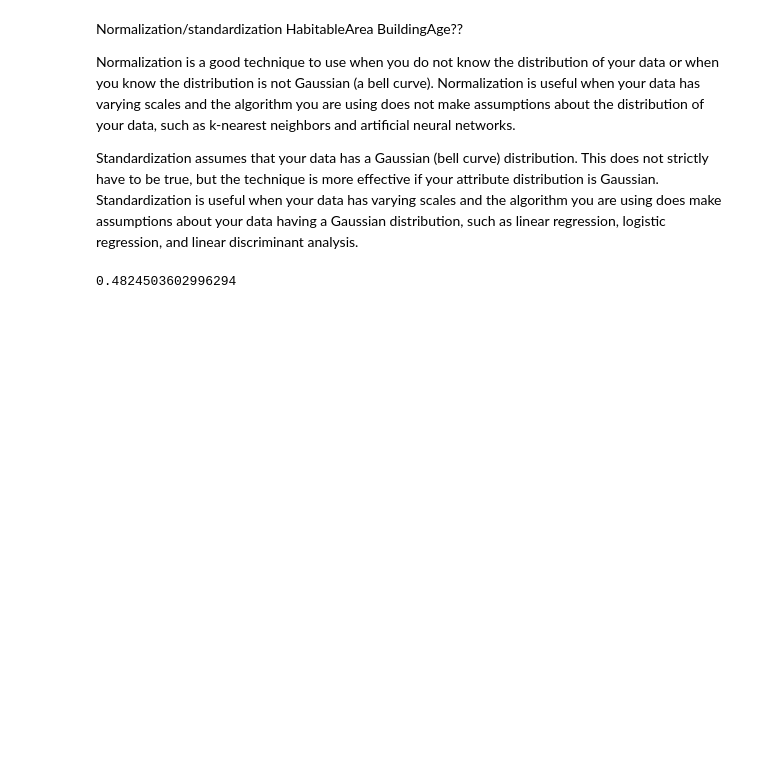
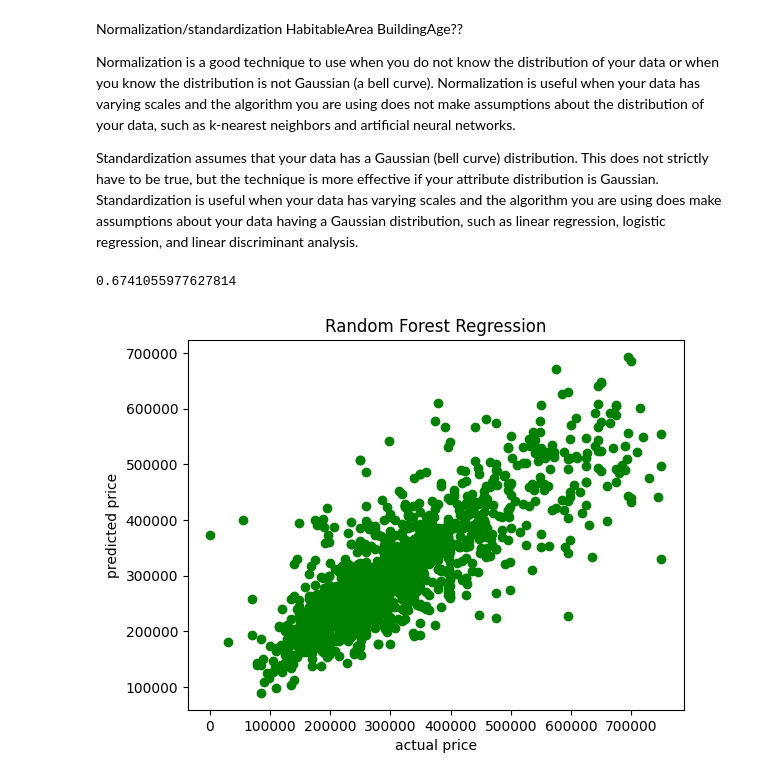
Before and after one commit to Genet-Abay/real-estate-price-prediction, a Jupyter notebook: data_analysis/data_analysis.ipynb, the cells around one changed output. Cells and saved outputs as stored; diff of their text form; code cells hidden in the pictures; blank space fills up the shorter version.

Commit message:
random forest model added, code organized

```diff
--- a/data_analysis/data_analysis.ipynb
+++ b/data_analysis/data_analysis.ipynb
@@ -464,5 +410,3 @@ scale= StandardScaler()
-# %%
-X=scale.fit_transform(X)
 # %%
 x_train, x_test, y_train, y_test = train_test_split(X, Y, test_size=0.3)
 # %% [markdown]
@@ -474,15 +418,27 @@ Normalization is a good technique to use when you do not know the distribution o
 
 Standardization assumes that your data has a Gaussian (bell curve) distribution. This does not strictly have to be true, but the technique is more effective if your attribute distribution is Gaussian. Standardization is useful when your data has varying scales and the algorithm you are using does make assumptions about your data having a Gaussian distribution, such as linear regression, logistic regression, and linear discriminant analysis.
 # %%
-x_train_scaled = scale.fit_transform(x_train)
-x_test_scaled = scale.fit_transform(x_test)
+cols_toscale = ['NetHabitableSurface(msq)', 'BuildingAge']
+x_train = x_train.copy()
+x_test = x_test.copy()
+
+x_train[cols_toscale] = scale_standard.fit_transform(x_train[cols_toscale])
+x_test[cols_toscale] = scale_standard.fit_transform(x_test[cols_toscale])
-# %%
-# create model and fit
-regressor = LinearRegression()
-regressor.fit(x_train, y_train)
-y_predicted = regressor.predict(x_test)
+# %%
+#create  models
+rforest_regr = RandomForestRegressor(n_estimators=28,random_state=0)
+rforest_regr.fit(x_train,y_train)
+rforest_y_predicted = rforest_regr.predict(x_test)
 # %%
 # Evaluate model
-mt.r2_score(y_test, y_predicted)
+print(mt.r2_score(y_test, rforest_y_predicted))
 # %% [output]
-0.4824503602996294
+0.6741055977627814
+# %%
+plt.scatter(y_test, rforest_y_predicted,  color = 'green')
+plt.title('Random Forest Regression')
+plt.xlabel('actual price')
+plt.ylabel('predicted price')
+plt.show()
+# %% [output]
+[figure, added]
```
Also changed, not shown: parts of 34 cells of this notebook, 3 other files.
